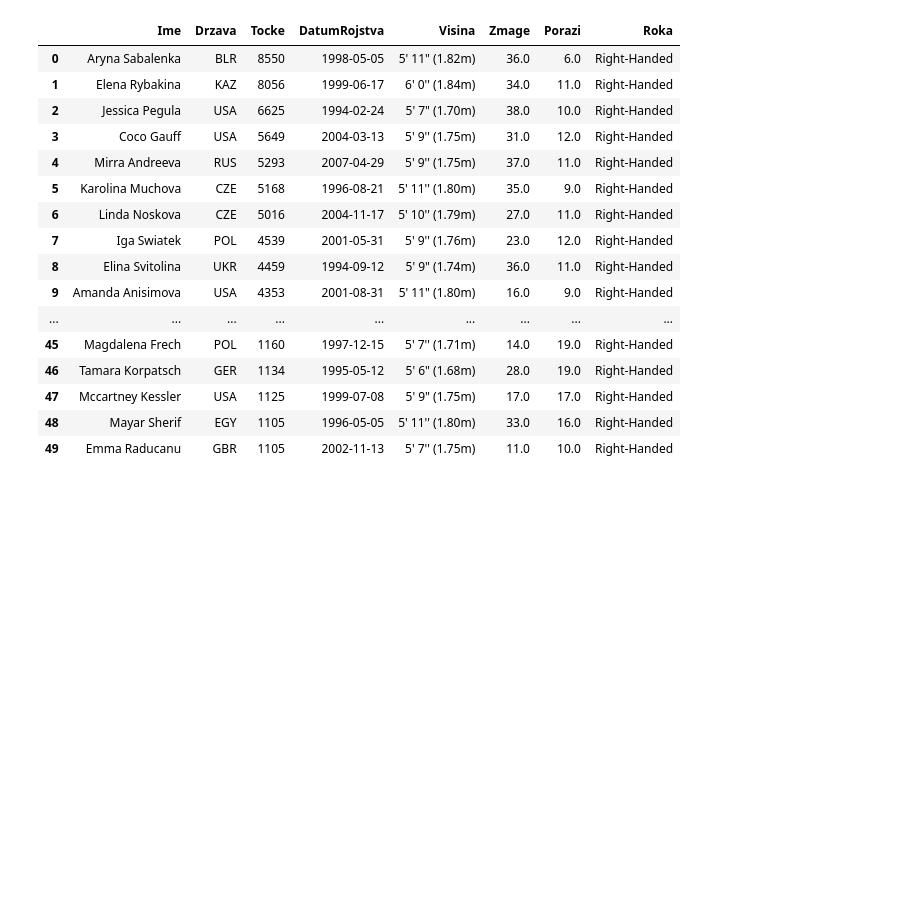
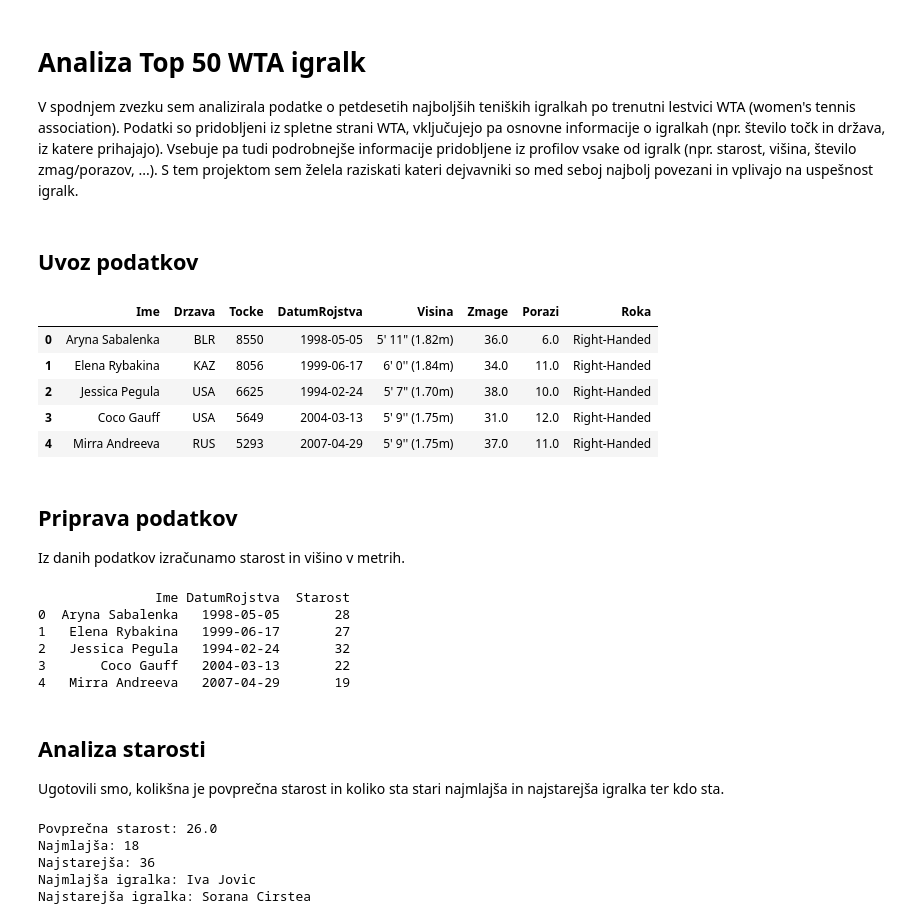
Before and after one commit to vitabele/projektna-naloga, a Jupyter notebook: analiza_podatkov.ipynb, the cells around one changed output. Cells and saved outputs as stored; diff of their text form; code cells hidden in the pictures; blank space fills up the shorter version.

Commit message:
analiza

```diff
--- a/analiza_podatkov.ipynb
+++ b/analiza_podatkov.ipynb
@@ -1,23 +1,54 @@
+# %% [markdown]
+# Analiza Top 50 WTA igralk
+V spodnjem zvezku sem analizirala podatke o petdesetih najboljših teniških igralkah po trenutni lestvici WTA (women's tennis association). Podatki so pridobljeni iz spletne strani WTA, vključujejo pa osnovne informacije o igralkah (npr. število točk in država, iz katere prihajajo). Vsebuje pa tudi podrobnejše informacije pridobljene iz profilov vsake od igralk (npr. starost, višina, število zmag/porazov, ...).
+S tem projektom sem želela raziskati kateri dejvavniki so med seboj najbolj povezani in vplivajo na uspešnost igralk.
+# %% [markdown]
+## Uvoz podatkov
 # %%
 import pandas as pd
 
 df = pd.read_csv("wta_podatki_koncni.csv")
-df.head(51)
+df.head()
 # %% [output]
 |  | Ime | Drzava | Tocke | DatumRojstva | Visina | Zmage | Porazi | Roka |
 | 0 | Aryna Sabalenka | BLR | 8550 | 1998-05-05 | 5' 11" (1.82m) | 36.0 | 6.0 | Right-Handed |
 | 1 | Elena Rybakina | KAZ | 8056 | 1999-06-17 | 6' 0'' (1.84m) | 34.0 | 11.0 | Right-Handed |
 | 2 | Jessica Pegula | USA | 6625 | 1994-02-24 | 5' 7" (1.70m) | 38.0 | 10.0 | Right-Handed |
 | 3 | Coco Gauff | USA | 5649 | 2004-03-13 | 5' 9'' (1.75m) | 31.0 | 12.0 | Right-Handed |
 | 4 | Mirra Andreeva | RUS | 5293 | 2007-04-29 | 5' 9'' (1.75m) | 37.0 | 11.0 | Right-Handed |
-| 5 | Karolina Muchova | CZE | 5168 | 1996-08-21 | 5' 11'' (1.80m) | 35.0 | 9.0 | Right-Handed |
-| 6 | Linda Noskova | CZE | 5016 | 2004-11-17 | 5' 10'' (1.79m) | 27.0 | 11.0 | Right-Handed |
-| 7 | Iga Swiatek | POL | 4539 | 2001-05-31 | 5' 9'' (1.76m) | 23.0 | 12.0 | Right-Handed |
-| 8 | Elina Svitolina | UKR | 4459 | 1994-09-12 | 5' 9" (1.74m) | 36.0 | 11.0 | Right-Handed |
-| 9 | Amanda Anisimova | USA | 4353 | 2001-08-31 | 5' 11" (1.80m) | 16.0 | 9.0 | Right-Handed |
-| ... | ... | ... | ... | ... | ... | ... | ... | ... |
-| 45 | Magdalena Frech | POL | 1160 | 1997-12-15 | 5' 7'' (1.71m) | 14.0 | 19.0 | Right-Handed |
-| 46 | Tamara Korpatsch | GER | 1134 | 1995-05-12 | 5' 6" (1.68m) | 28.0 | 19.0 | Right-Handed |
-| 47 | Mccartney Kessler | USA | 1125 | 1999-07-08 | 5' 9" (1.75m) | 17.0 | 17.0 | Right-Handed |
-| 48 | Mayar Sherif | EGY | 1105 | 1996-05-05 | 5' 11'' (1.80m) | 33.0 | 16.0 | Right-Handed |
-| 49 | Emma Raducanu | GBR | 1105 | 2002-11-13 | 5' 7'' (1.75m) | 11.0 | 10.0 | Right-Handed |
+# %% [markdown]
+## Priprava podatkov
+Iz danih podatkov izračunamo starost in višino v metrih.
+# %%
+df["DatumRojstva"] = pd.to_datetime(df["DatumRojstva"]) #pd to datetime pretvori besedilo v pravi datum
+danes = pd.Timestamp.now() #dobi današnji datum
+df["Starost"] = (danes - df["DatumRojstva"]).dt.days // 365 #ker dobimo razliko v dneh delimo in dobimo približno leta
+df["Starost"] = df["Starost"].astype("Int64")
+print(df[["Ime", "DatumRojstva", "Starost"]].head())
+
+df["VisinaM"] = df["Visina"].str.extract(r'\(([\d.]+)m\)').astype(float) #m za metre, float za decimalno število
+# %% [output]
+               Ime DatumRojstva  Starost
+0  Aryna Sabalenka   1998-05-05       28
+1   Elena Rybakina   1999-06-17       27
+2   Jessica Pegula   1994-02-24       32
+3       Coco Gauff   2004-03-13       22
+4   Mirra Andreeva   2007-04-29       19
+# %% [markdown]
+## Analiza starosti
+Ugotovili smo, kolikšna je povprečna starost in koliko sta stari najmlajša in najstarejša igralka ter kdo sta.
+# %%
+print("Povprečna starost:", df["Starost"].mean()) #mean je aritmetična sredina
+print("Najmlajša:", df["Starost"].min())
+print("Najstarejša:", df["Starost"].max())
+
+najmlajsa = df.loc[df["Starost"].idxmin(), "Ime"] #df starosr.idxmin(), .min vrne vrednost, idxmin pa vrne index, kejr je vrednost, df.loc[] pa poišče torej vrstico s tem indeksom in izpiše ime
+najstarejsa = df.loc[df["Starost"].idxmax(), "Ime"]
+print("Najmlajša igralka:", najmlajsa)
+print("Najstarejša igralka:", najstarejsa)
+# %% [output]
+Povprečna starost: 26.0
+Najmlajša: 18
+Najstarejša: 36
+Najmlajša igralka: Iva Jovic
+Najstarejša igralka: Sorana Cirstea
```
Also changed, not shown: parts of 15 cells of this notebook.
